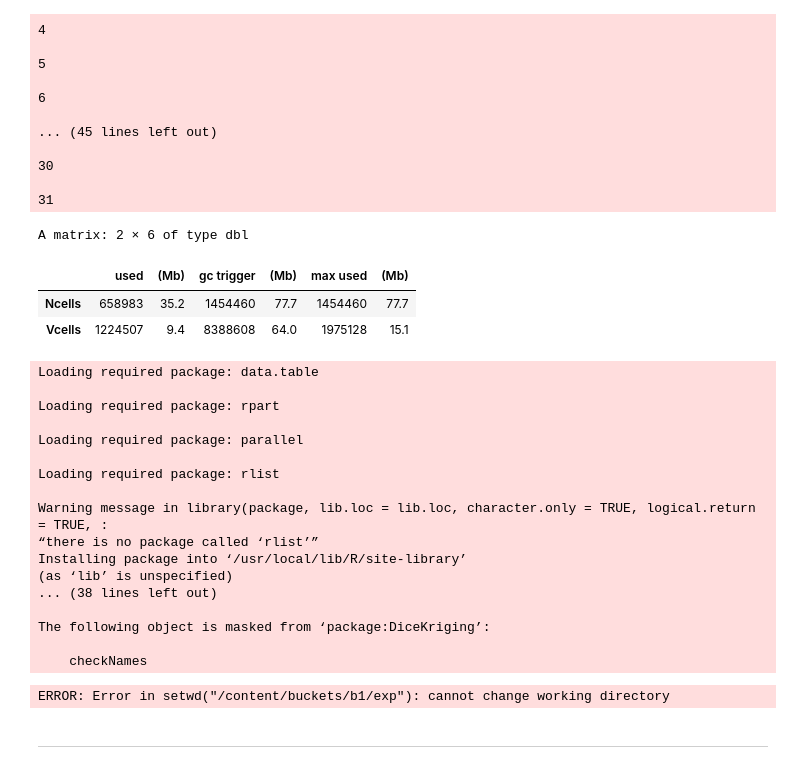
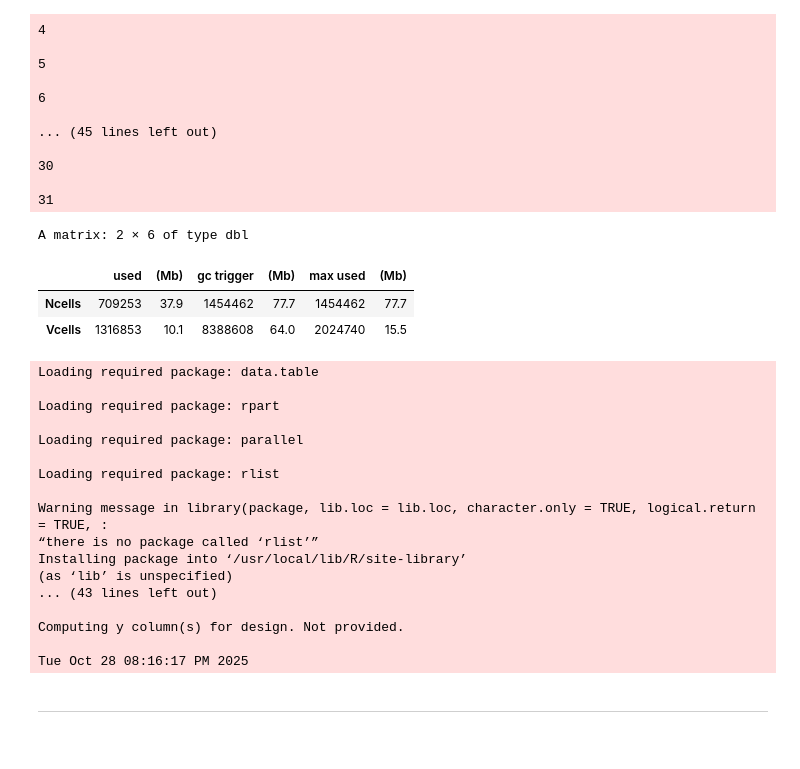
Before and after one commit to molinajuandomingo24-max/labo2025v, a Jupyter notebook: src/ensembles/420_ArbolesAzarosos_TareaHogar2.ipynb, the cells around one changed output. Cells and saved outputs as stored; diff of their text form; code cells hidden in the pictures.

```diff
--- a/src/ensembles/420_ArbolesAzarosos_TareaHogar2.ipynb
+++ b/src/ensembles/420_ArbolesAzarosos_TareaHogar2.ipynb
@@ -231,7 +233,7 @@ require("tools") # Para basename
 
 # --- Parametros Fijos y Optimizables ---
 PARAM <- list()
-PARAM$semilla_primigenia <- 102191 # Su semilla primigenia
+PARAM$semilla_primigenia <- 209353 #102191 # Su semilla primigenia
 
 # Parametros para Arboles Azarosos
 PARAM$feature_fraction <- 0.5  # Fracción de campos a usar en cada arbol
@@ -246,14 +248,12 @@ PARAM$cp_value <- -1 # cp se mantiene fijo
 
 # --- Seteo de Directorios ---
 # Carpeta de trabajo
-# setwd("/content/buckets/b1/exp") # Esta línea se asume ejecutada en el script Python
 experimento_base <- "exp420_opt_ensemble32"
 # Dir.create solo si no existe, si existe se borran archivos viejos para un experimento limpio
 dir.create(paste0("/content/buckets/b1/exp/", experimento_base), showWarnings=FALSE)
 setwd(paste0("/content/buckets/b1/exp/", experimento_base))
 
 # --- Lectura de Datos ---
-# Se asume que el archivo ya fue descargado en el setup de Python
 dataset <- fread("/content/datasets/dataset_pequeno.csv")
 
 # Defino los dataset de entrenamiento y aplicacion (futuro)
@@ -501,7 +501,7 @@ PARAM <- list()
 
 PARAM$semilla_primigenia <- 209353
 PARAM$experimento <- "HT_BAYESIAN_ENSEMBLE32"
-PARAM$BO_iter <- 3 # Cantidad de iteraciones de la Bayesian Optimization
+PARAM$BO_iter <- 2 # Cantidad de iteraciones de la Bayesian Optimization
 
 # Parametros FIJOS del Ensemble (Árboles Azarosos)
 PARAM$feature_fraction <- 0.5  # 50% de las variables por arbol
@@ -706,35 +706,35 @@ if (!file.exists(archivo_BO)) {
 } else {
   bayesiana_salida <- mboContinue(archivo_BO)
 }
 
 
 # =========================================================================
 # 5. RESULTADOS
 # =========================================================================
 
 # Almaceno y muestro los mejores hiperparametros
 tb_bayesiana <- as.data.table(bayesiana_salida$opt.path)
 setorder(tb_bayesiana, -y)
 
 # El log se graba dentro de EstimarGananciaEnsemble. Se puede grabar aquí también
 # para asegurar el formato final.
 fwrite( tb_bayesiana,
   file= "BO_log_final.txt",
   sep= "\t"
 )
 
 cat("\n--- Mejores Hiperparametros del Arbol Base para el Ensemble (32 Árboles) ---\n")
 print(tb_bayesiana[
   1, # El primero es el de mejor ganancia ('y')
   list(cp, minsplit, minbucket, maxdepth)
 ])
 
 # --- Fin del Código R ---
 # %% [output]
 A matrix: 2 × 6 of type dbl
 |  | used | (Mb) | gc trigger | (Mb) | max used | (Mb) |
-| Ncells | 658983 | 35.2 | 1454460 | 77.7 | 1454460 | 77.7 |
-| Vcells | 1224507 | 9.4 | 8388608 | 64.0 | 1975128 | 15.1 |
+| Ncells | 709253 | 37.9 | 1454462 | 77.7 | 1454462 | 77.7 |
+| Vcells | 1316853 | 10.1 | 8388608 | 64.0 | 2024740 | 15.5 |
 Loading required package: data.table
 
 Loading required package: rpart
@@ -747,12 +747,11 @@ Warning message in library(package, lib.loc = lib.loc, character.only = TRUE, lo
 “there is no package called ‘rlist’”
 Installing package into ‘/usr/local/lib/R/site-library’
 (as ‘lib’ is unspecified)
-... (38 lines left out)
+... (43 lines left out)
 
-The following object is masked from ‘package:DiceKriging’:
+Computing y column(s) for design. Not provided.
 
-    checkNames
+Tue Oct 28 08:16:17 PM 2025
-ERROR: Error in setwd("/content/buckets/b1/exp"): cannot change working directory
 # %%
 format(Sys.time(), "%a %b %d %X %Y")
 # %% [markdown]
```
Also changed, not shown: parts of 1 cell of this notebook.
